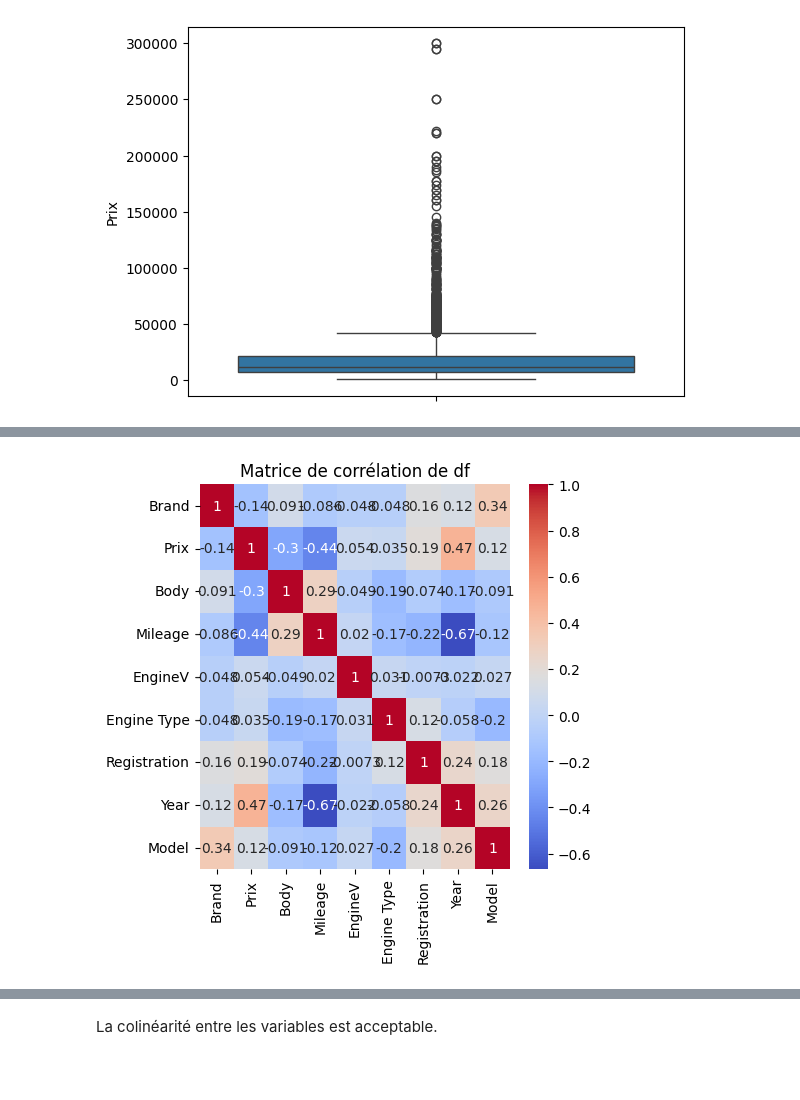
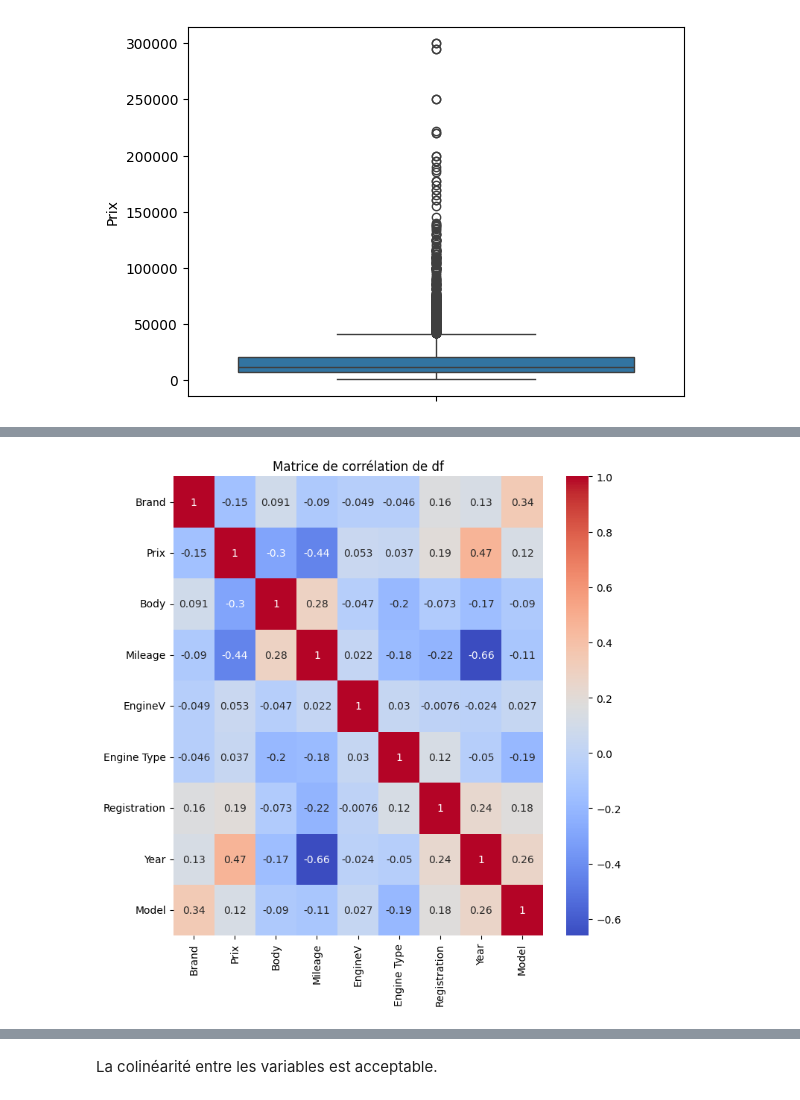
Before and after one commit to DataLiving/MachineLearning, a Jupyter notebook: MachineLearning.ipynb, the cells around one changed output, grey strips where cells are left out. Cells and saved outputs as stored; diff of their text form; code cells hidden in the pictures; blank space fills up the shorter version.

```diff
--- a/MachineLearning.ipynb
+++ b/MachineLearning.ipynb
@@ -80,6 +91,0 @@ df.duplicated().sum()
-# %%
-model_label = LabelEncoder()
-def chainedechar_en_label(vecteur):
-    return model_label.fit_transform(vecteur)
-df.update(pd.DataFrame.from_dict({nom_colonne : chainedechar_en_label(df[nom_colonne]) for nom_colonne in df if is_object_dtype(df[nom_colonne])}))
-df
@@ -168,0 +156,8 @@ df.isna().sum().sum()
+# %%
+model_label = LabelEncoder()
+def chainedechar_en_label(vecteur):
+    return model_label.fit_transform(vecteur)
+for nom_colonne in df.columns:
+    if is_object_dtype(df[nom_colonne]):
+        df[nom_colonne] = chainedechar_en_label(df[nom_colonne])
+df
@@ -223,10 +234,10 @@ df_scaled.corr()
 # %%
-plt.figure(figsize=(5,5))
+plt.figure(figsize=(8,8))
 sns.heatmap(df_scaled.corr(), annot=True, cmap='coolwarm')
 plt.title('Matrice de corrélation de df')
 plt.show()
 # %% [output]
-[figure, old version]
+[figure, new version]
 # %%
 vif = pd.DataFrame()
 vif["features"] = df_scaled.columns
```
Also changed, not shown: parts of 36 cells of this notebook.
